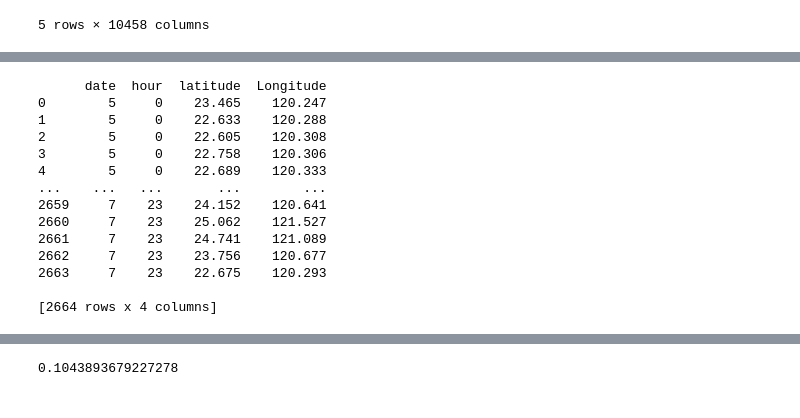
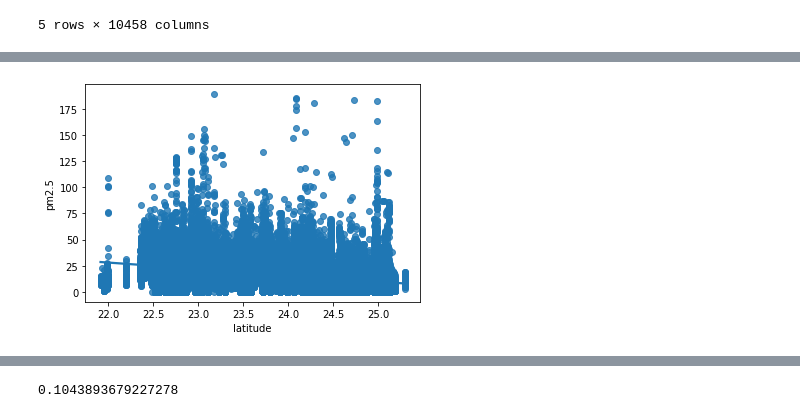
Before and after one commit to bert5566/ML, a Jupyter notebook: 學校作業/學校作業.ipynb, the cells around one changed output, grey strips where cells are left out. Saved outputs shown, nothing was run; the diff lists cells and outputs as text; code cells hidden in the pictures.

```diff
--- a/學校作業/學校作業.ipynb
+++ b/學校作業/學校作業.ipynb
@@ -89,20 +81,0 @@ Name: date, dtype: int64
-# %%
-# 處理要預測資料
-test_data = test.loc[:,['1','2','10455' , '10456']]
-test_data.columns = ['date','hour','latitude','Longitude']
-print(test_data)
-# %% [output]
-      date  hour  latitude  Longitude
-0        5     0    23.465    120.247
-1        5     0    22.633    120.288
-2        5     0    22.605    120.308
-3        5     0    22.758    120.306
-4        5     0    22.689    120.333
-...    ...   ...       ...        ...
-2659     7    23    24.152    120.641
-2660     7    23    25.062    121.527
-2661     7    23    24.741    121.089
-2662     7    23    23.756    120.677
-2663     7    23    22.675    120.293
-
-[2664 rows x 4 columns]
@@ -112 +82,13 @@ train_new["hour"] = pd.to_numeric(train_new["hour"])
+# %%
+# 調整離群值
+from numpy import percentile
+
+
+percentile_arr = np.percentile(refactor_data1['pm2.5'] , [0,25,50,100])
+IQR = percentile_arr[3] - percentile_arr[1]
+UpLimit = percentile_arr[3] + IQR*1.5
+keep_indexs = (refactor_data1['pm2.5'] < UpLimit )
+train_new = refactor_data1[keep_indexs]
+# %% [output]
+[figure, added]
 # %%
```
Also changed, not shown: parts of 16 cells of this notebook, 1 other file.
